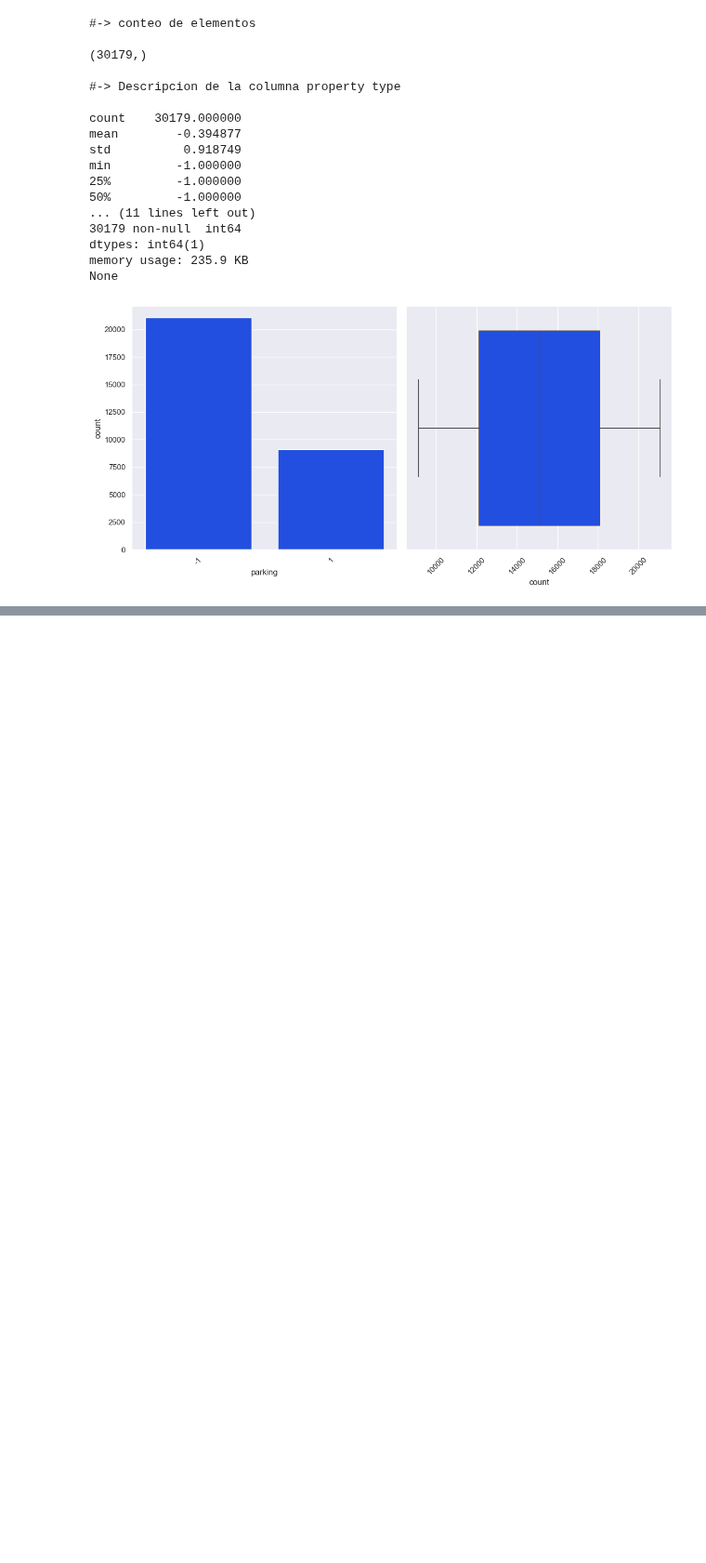
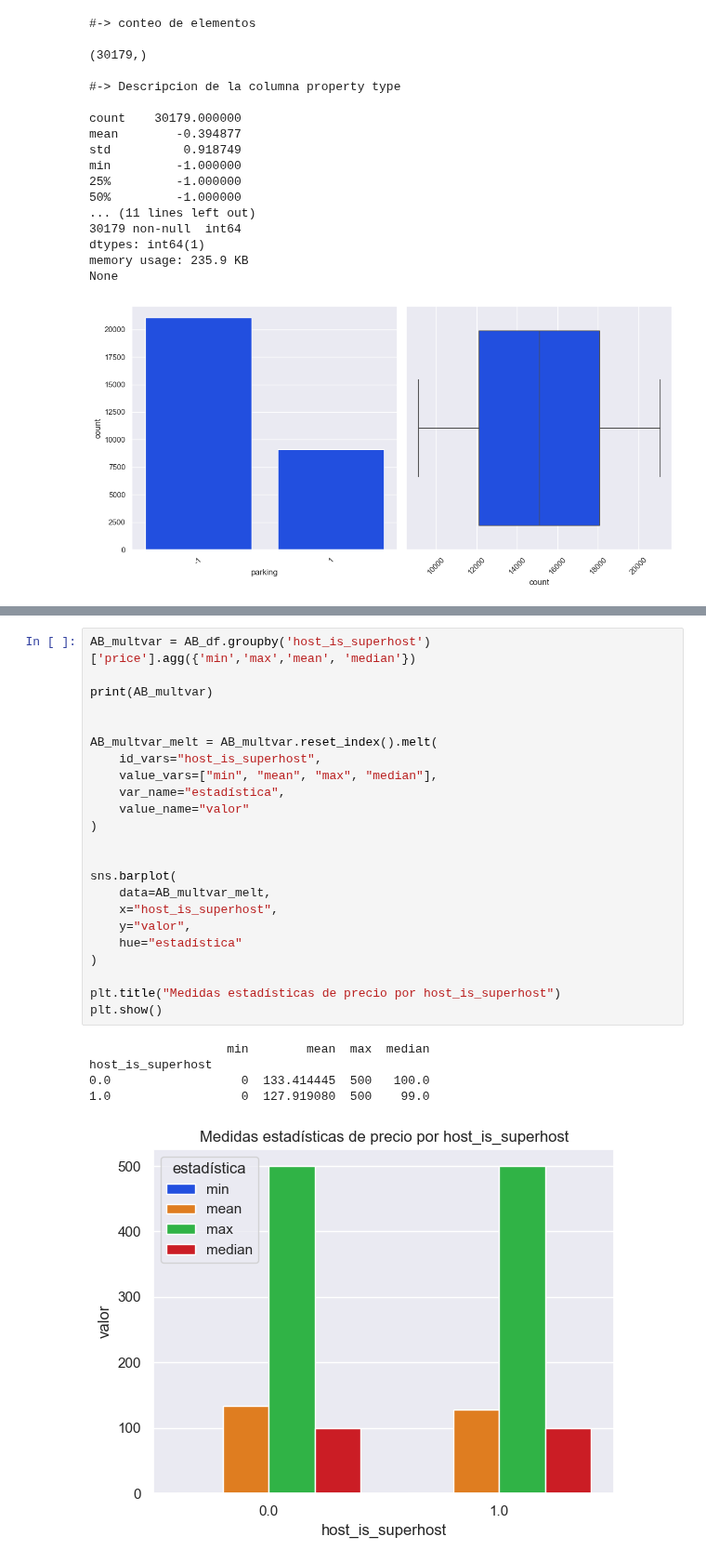
Before and after one commit to CabHug/Portfolio, a Jupyter notebook: Practicas/PRAI-AirBnB.ipynb, the cells around one changed output, grey strips where cells are left out. Shown at 93% size. Cells and saved outputs as stored; diff of their text form; blank space fills up the shorter version.

```diff
--- a/Practicas/PRAI-AirBnB.ipynb
+++ b/Practicas/PRAI-AirBnB.ipynb
@@ -370,0 +379,29 @@ None
+# %%
+AB_multvar = AB_df.groupby('host_is_superhost')['price'].agg({'min','max','mean', 'median'})
+
+print(AB_multvar)
+
+
+AB_multvar_melt = AB_multvar.reset_index().melt(
+    id_vars="host_is_superhost",
+    value_vars=["min", "mean", "max", "median"],
+    var_name="estadística",
+    value_name="valor"
+)
+
+
+sns.barplot(
+    data=AB_multvar_melt,
+    x="host_is_superhost",
+    y="valor",
+    hue="estadística"
+)
+
+plt.title("Medidas estadísticas de precio por host_is_superhost")
+plt.show()
+# %% [output]
+                   min        mean  max  median
+host_is_superhost
+0.0                  0  133.414445  500   100.0
+1.0                  0  127.919080  500    99.0
+[figure, added]
```
Also changed, not shown: parts of 12 cells of this notebook.
